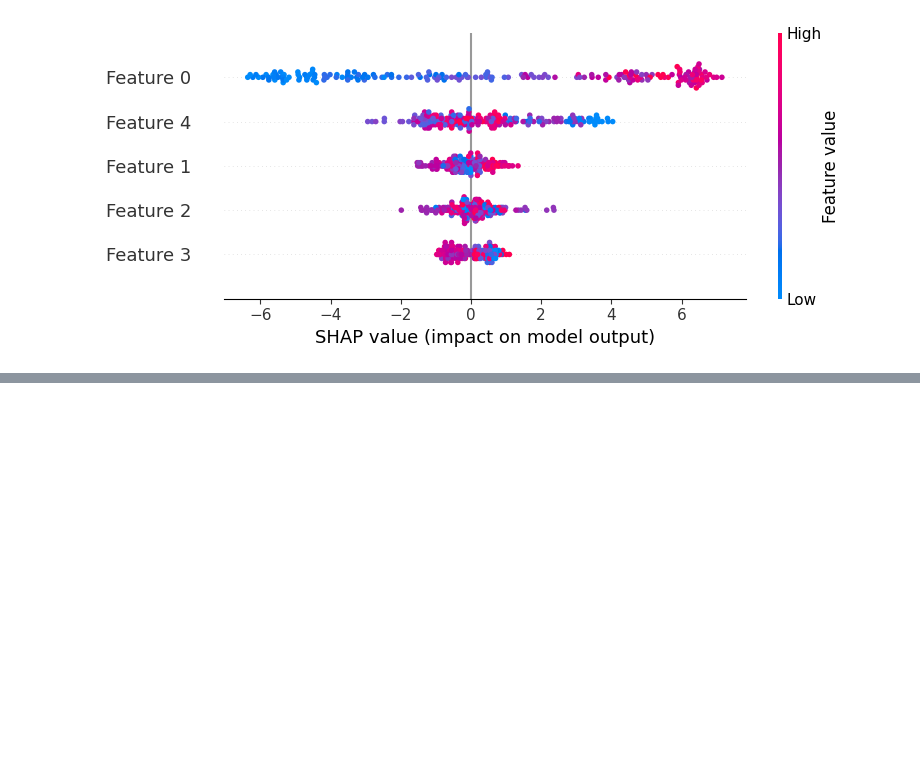
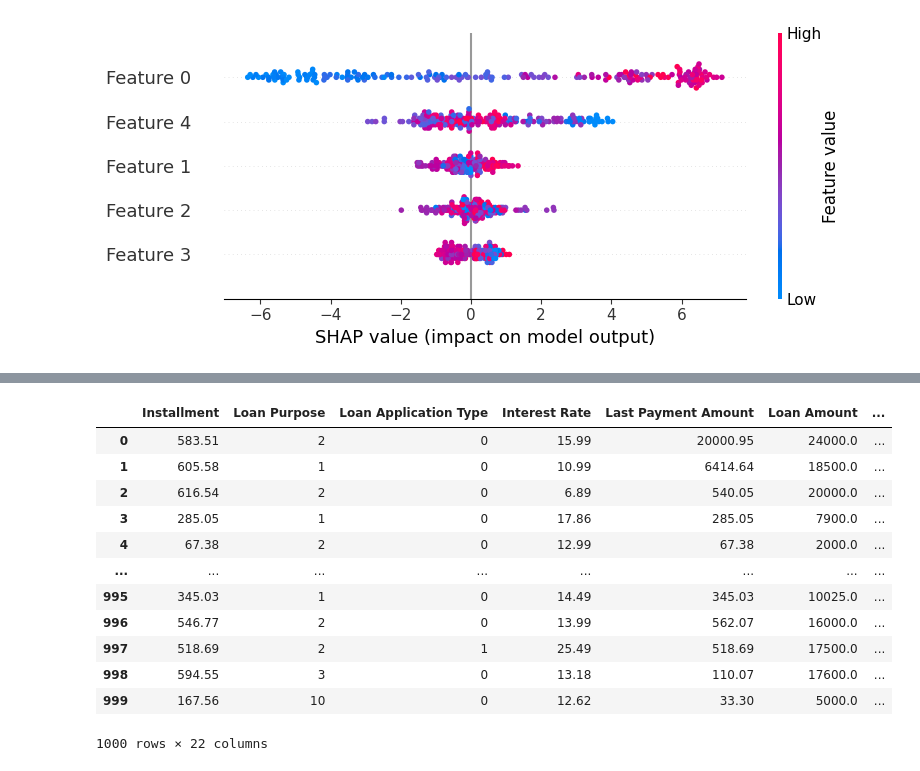
Before and after one commit to Dong237/RiskReasoner, a Jupyter notebook: XAI/explain_shap.ipynb, the cells around one changed output, grey strips where cells are left out. Cells and saved outputs as stored; diff of their text form; code cells hidden in the pictures; blank space fills up the shorter version.

```diff
--- a/XAI/explain_shap.ipynb
+++ b/XAI/explain_shap.ipynb
@@ -181,0 +186,16 @@ You can set `force_col_wise=true` to remove the overhead.
+# %%
+testing_data
+# %% [output]
+|  | Installment | Loan Purpose | Loan Application Type | Interest Rate | Last Payment Amount | Loan Amount | ... |
+| 0 | 583.51 | 2 | 0 | 15.99 | 20000.95 | 24000.0 | ... |
+| 1 | 605.58 | 1 | 0 | 10.99 | 6414.64 | 18500.0 | ... |
+| 2 | 616.54 | 2 | 0 | 6.89 | 540.05 | 20000.0 | ... |
+| 3 | 285.05 | 1 | 0 | 17.86 | 285.05 | 7900.0 | ... |
+| 4 | 67.38 | 2 | 0 | 12.99 | 67.38 | 2000.0 | ... |
+| ... | ... | ... | ... | ... | ... | ... | ... |
+| 995 | 345.03 | 1 | 0 | 14.49 | 345.03 | 10025.0 | ... |
+| 996 | 546.77 | 2 | 0 | 13.99 | 562.07 | 16000.0 | ... |
+| 997 | 518.69 | 2 | 1 | 25.49 | 518.69 | 17500.0 | ... |
+| 998 | 594.55 | 3 | 0 | 13.18 | 110.07 | 17600.0 | ... |
+| 999 | 167.56 | 10 | 0 | 12.62 | 33.30 | 5000.0 | ... |
+1000 rows × 22 columns
```
Also changed, not shown: parts of 3 cells of this notebook.
